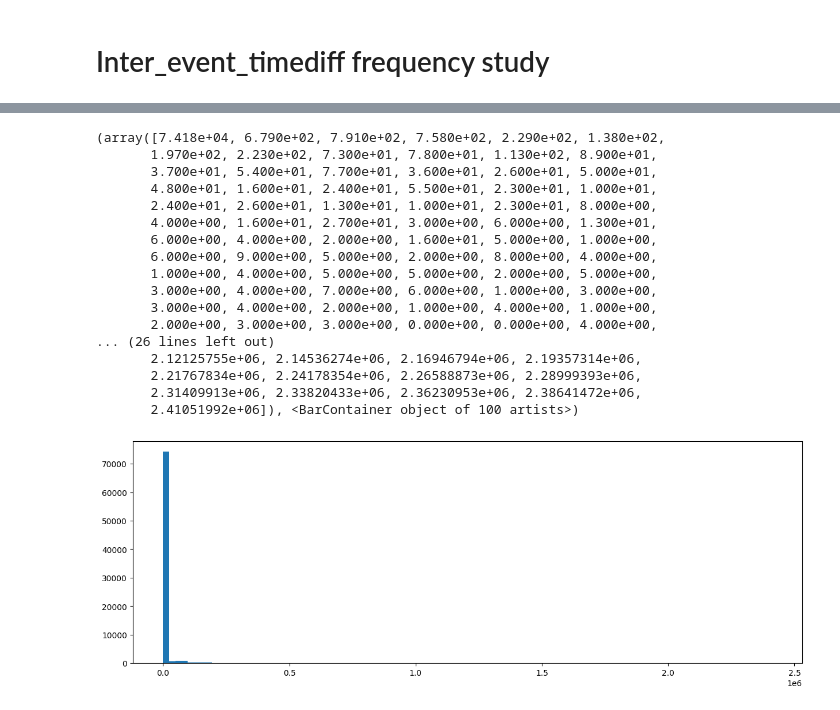
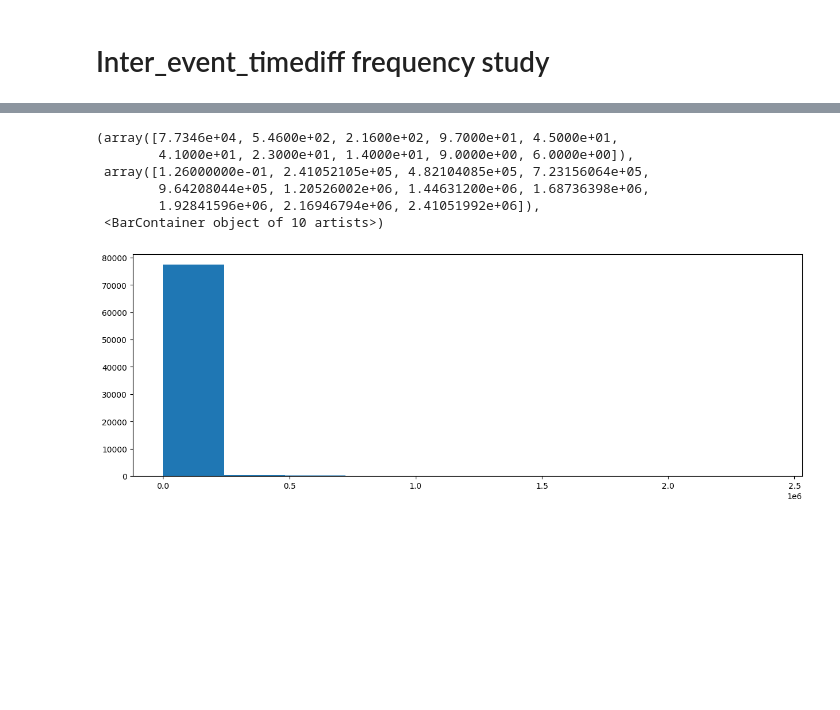
Before and after one commit to denis-james/Game-Data-Churn-Analysis, a Jupyter notebook: Analysis.ipynb, the cells around one changed output, grey strips where cells are left out. Cells and saved outputs as stored; diff of their text form; code cells hidden in the pictures; blank space fills up the shorter version.

```diff
--- a/Analysis.ipynb
+++ b/Analysis.ipynb
@@ -135,22 +182,12 @@ plt.xticks(ValuesToPlot.index,ValuesToPlot['Phase'],rotation=90);
 # %%
 plt.figure(figsize=(15,5))
-print(plt.hist(MasterDataset['Inter_event_timediff'].dropna().reset_index(drop=True).dt.total_seconds(),100))
+value=plt.hist(MasterDataset['Inter_event_timediff'].dropna().reset_index(drop=True).dt.total_seconds(),10)
+value
 # %% [output]
-(array([7.418e+04, 6.790e+02, 7.910e+02, 7.580e+02, 2.290e+02, 1.380e+02,
-       1.970e+02, 2.230e+02, 7.300e+01, 7.800e+01, 1.130e+02, 8.900e+01,
-       3.700e+01, 5.400e+01, 7.700e+01, 3.600e+01, 2.600e+01, 5.000e+01,
-       4.800e+01, 1.600e+01, 2.400e+01, 5.500e+01, 2.300e+01, 1.000e+01,
-       2.400e+01, 2.600e+01, 1.300e+01, 1.000e+01, 2.300e+01, 8.000e+00,
-       4.000e+00, 1.600e+01, 2.700e+01, 3.000e+00, 6.000e+00, 1.300e+01,
-       6.000e+00, 4.000e+00, 2.000e+00, 1.600e+01, 5.000e+00, 1.000e+00,
-       6.000e+00, 9.000e+00, 5.000e+00, 2.000e+00, 8.000e+00, 4.000e+00,
-       1.000e+00, 4.000e+00, 5.000e+00, 5.000e+00, 2.000e+00, 5.000e+00,
-       3.000e+00, 4.000e+00, 7.000e+00, 6.000e+00, 1.000e+00, 3.000e+00,
-       3.000e+00, 4.000e+00, 2.000e+00, 1.000e+00, 4.000e+00, 1.000e+00,
-       2.000e+00, 3.000e+00, 3.000e+00, 0.000e+00, 0.000e+00, 4.000e+00,
-... (26 lines left out)
-       2.12125755e+06, 2.14536274e+06, 2.16946794e+06, 2.19357314e+06,
-       2.21767834e+06, 2.24178354e+06, 2.26588873e+06, 2.28999393e+06,
-       2.31409913e+06, 2.33820433e+06, 2.36230953e+06, 2.38641472e+06,
-       2.41051992e+06]), <BarContainer object of 100 artists>)
+(array([7.7346e+04, 5.4600e+02, 2.1600e+02, 9.7000e+01, 4.5000e+01,
+        4.1000e+01, 2.3000e+01, 1.4000e+01, 9.0000e+00, 6.0000e+00]),
+ array([1.26000000e-01, 2.41052105e+05, 4.82104085e+05, 7.23156064e+05,
+        9.64208044e+05, 1.20526002e+06, 1.44631200e+06, 1.68736398e+06,
+        1.92841596e+06, 2.16946794e+06, 2.41051992e+06]),
+ <BarContainer object of 10 artists>)
-[figure, old version]
+[figure, new version]
```
Also changed, not shown: parts of 14 cells of this notebook, 2 other files.
